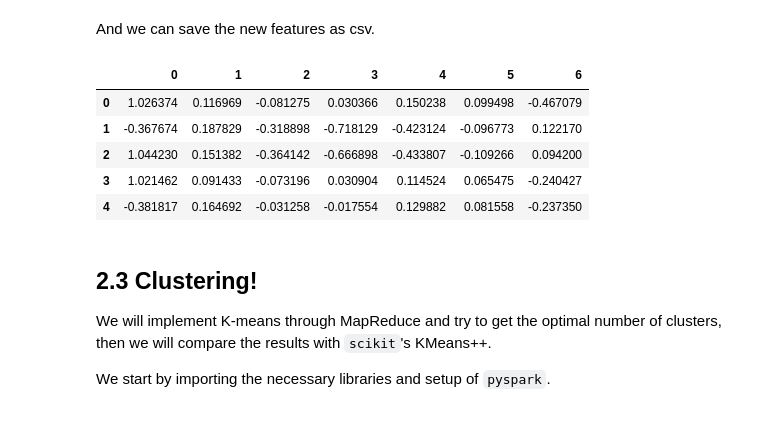
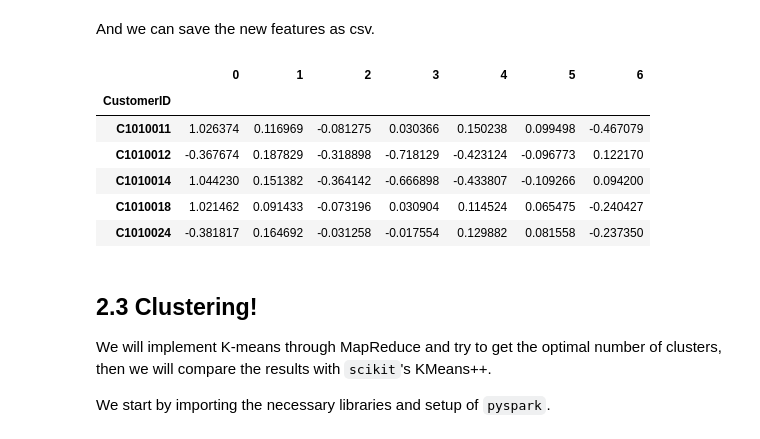
Before and after one commit to Mamiglia/ADM_HW_4, a Jupyter notebook: main.ipynb, the cells around one changed output. Cells and saved outputs as stored; diff of their text form; code cells hidden in the pictures.

```diff
--- a/main.ipynb
+++ b/main.ipynb
@@ -281,6 +269,6 @@ from sklearn.compose import make_column_transformer
 from sklearn.compose import make_column_selector as col_selector
 from sklearn.decomposition import IncrementalPCA
 # %%
-data = pd.read_csv('customers.tsv', sep='\t')
-data.head()
+custs = pd.read_csv('customers.tsv', index_col='CustomerID', sep='\t')
+custs.head()
 # %% [output]
@@ -294,8 +283,8 @@ data.head()
 # %% [markdown]
 Our original dataset has some problems: the columns regarding the logarithms of a quantity suffer from having some `-inf` values, so we cast all of the negative values to 0. This shouldn't be a problem.
 # %%
-data[['MeanLogBalance', 'MeanLogAmount']] = data[['MeanLogBalance', 'MeanLogAmount']].applymap(lambda x: 0 if x<0 else x)
-data.describe()
+custs[['MeanLogBalance', 'MeanLogAmount']] = custs[['MeanLogBalance', 'MeanLogAmount']].applymap(lambda x: 0 if x<0 else x)
+custs.describe()
 # %% [output]
 |  | CustomerAge | CustAccountBalance_avrg | TransactionAmount_avrg (INR) | TransactionNum | TransactionNumGT100 | ... |
 | count | 839018.000000 | 8.390180e+05 | 8.390180e+05 | 839018.000000 | 839018.000000 | ... |
@@ -335,7 +335,7 @@ pipe = make_pipeline(
     IncrementalPCA(n_components=20)
 )
 
-pipe.fit(data)
+pipe.fit(custs)
 # %% [output]
 Pipeline(steps=[('columntransformer',
                  ColumnTransformer(transformers=[('onehotencoder',
@@ -379,20 +379,22 @@ for i in range(1,len(pca_variance)):
 # %% [markdown]
 And we can save the new features as csv.
 # %%
-X = pipe.transform(data)
+X = pipe.transform(custs)
 
 reducted_data = pd.DataFrame(X)
 # Take only most important features
 reducted_data = reducted_data.iloc[:,:n_features]
-reducted_data.to_csv('reducted_data.csv', index=False)
+reducted_data.index = custs.index
+reducted_data.to_csv('reducted_data.csv')
 reducted_data.head()
 # %% [output]
 |  | 0 | 1 | 2 | 3 | 4 | 5 | 6 |
-| 0 | 1.026374 | 0.116969 | -0.081275 | 0.030366 | 0.150238 | 0.099498 | -0.467079 |
-| 1 | -0.367674 | 0.187829 | -0.318898 | -0.718129 | -0.423124 | -0.096773 | 0.122170 |
-| 2 | 1.044230 | 0.151382 | -0.364142 | -0.666898 | -0.433807 | -0.109266 | 0.094200 |
-| 3 | 1.021462 | 0.091433 | -0.073196 | 0.030904 | 0.114524 | 0.065475 | -0.240427 |
-| 4 | -0.381817 | 0.164692 | -0.031258 | -0.017554 | 0.129882 | 0.081558 | -0.237350 |
+| CustomerID |  |  |  |  |  |  |  |
+| C1010011 | 1.026374 | 0.116969 | -0.081275 | 0.030366 | 0.150238 | 0.099498 | -0.467079 |
+| C1010012 | -0.367674 | 0.187829 | -0.318898 | -0.718129 | -0.423124 | -0.096773 | 0.122170 |
+| C1010014 | 1.044230 | 0.151382 | -0.364142 | -0.666898 | -0.433807 | -0.109266 | 0.094200 |
+| C1010018 | 1.021462 | 0.091433 | -0.073196 | 0.030904 | 0.114524 | 0.065475 | -0.240427 |
+| C1010024 | -0.381817 | 0.164692 | -0.031258 | -0.017554 | 0.129882 | 0.081558 | -0.237350 |
 # %% [markdown]
 ## 2.3 Clustering!
 We will implement K-means through MapReduce and try to get the optimal number of clusters, then we will compare the results with `scikit`'s KMeans++.
```
Also changed, not shown: parts of 32 cells of this notebook.
